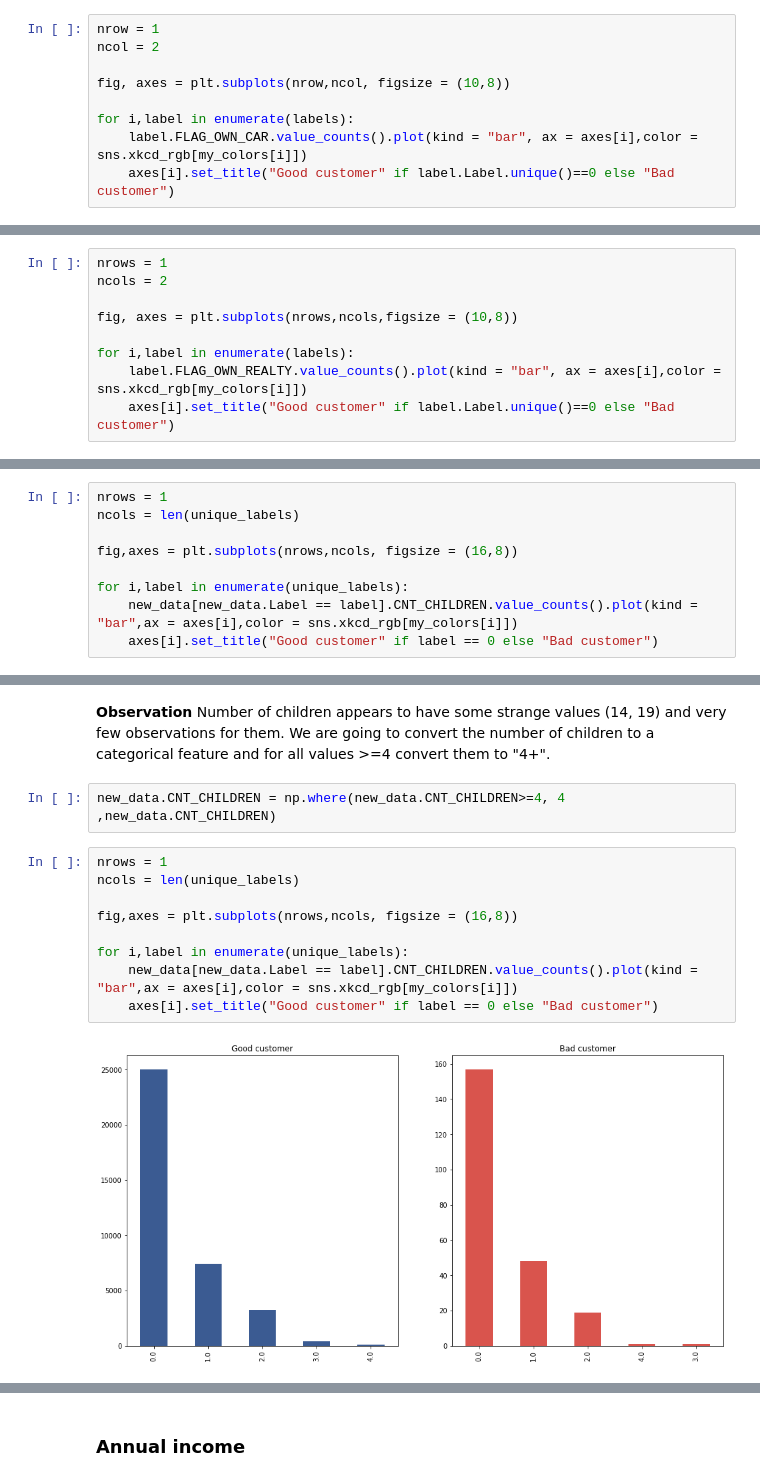
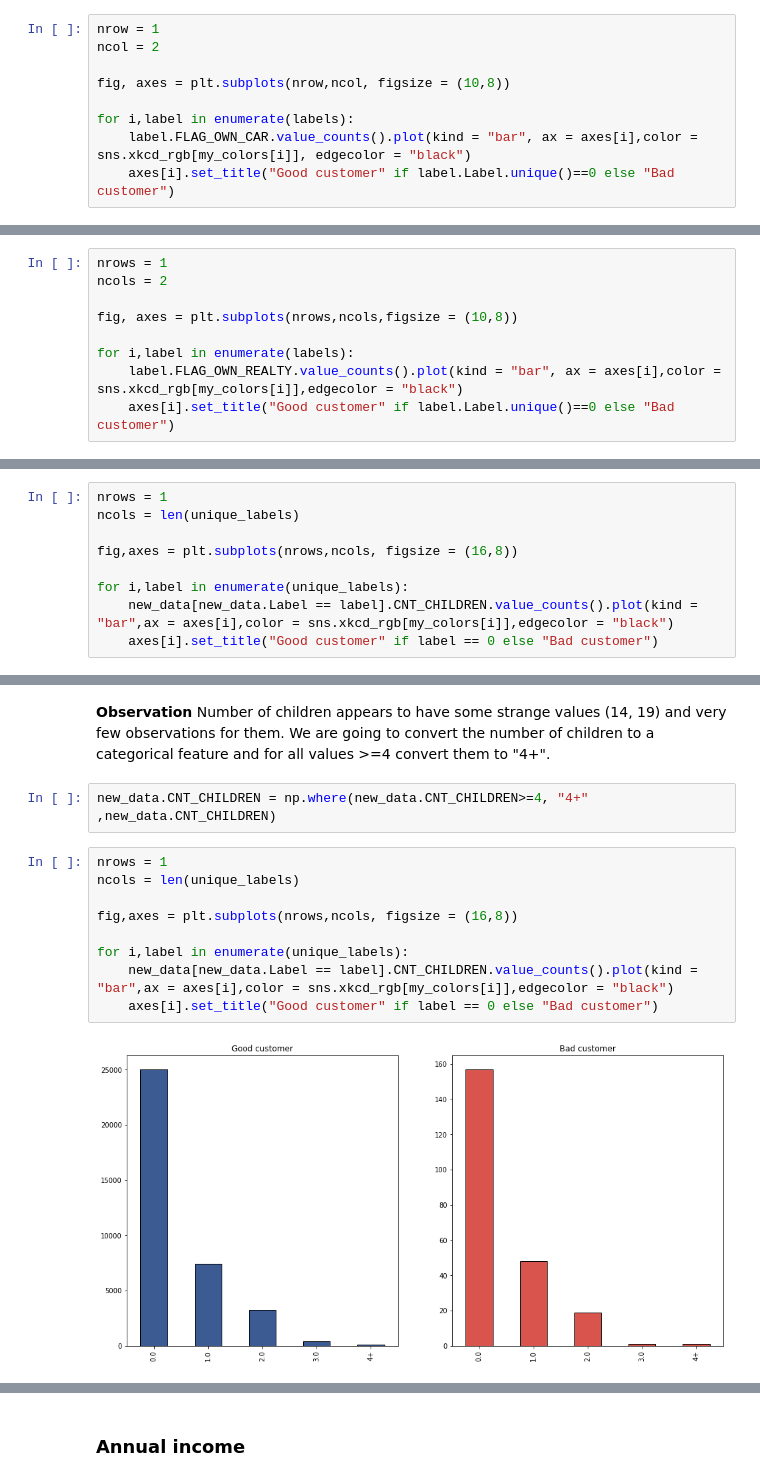
Before and after one commit to jmoschos/Credit-score-approval, a Jupyter notebook: Credit_score.ipynb, the cells around one changed output, grey strips where cells are left out. Drawn from its saved outputs; the diff is of its cells as text.

```diff
--- a/Credit_score.ipynb
+++ b/Credit_score.ipynb
@@ -444,6 +473,6 @@ ncol = 2
 fig, axes = plt.subplots(nrow,ncol, figsize = (10,8))
 
 for i,label in enumerate(labels):
-    label.FLAG_OWN_CAR.value_counts().plot(kind = "bar", ax = axes[i],color = sns.xkcd_rgb[my_colors[i]])
+    label.FLAG_OWN_CAR.value_counts().plot(kind = "bar", ax = axes[i],color = sns.xkcd_rgb[my_colors[i]], edgecolor = "black")
     axes[i].set_title("Good customer" if label.Label.unique()==0 else "Bad customer")
 # %% [output]
@@ -486,6 +523,6 @@ ncols = 2
 fig, axes = plt.subplots(nrows,ncols,figsize = (10,8))
 
 for i,label in enumerate(labels):
-    label.FLAG_OWN_REALTY.value_counts().plot(kind = "bar", ax = axes[i],color = sns.xkcd_rgb[my_colors[i]])
+    label.FLAG_OWN_REALTY.value_counts().plot(kind = "bar", ax = axes[i],color = sns.xkcd_rgb[my_colors[i]],edgecolor = "black")
     axes[i].set_title("Good customer" if label.Label.unique()==0 else "Bad customer")
 # %% [output]
@@ -507,6 +554,6 @@ ncols = len(unique_labels)
 fig,axes = plt.subplots(nrows,ncols, figsize = (16,8))
 
 for i,label in enumerate(unique_labels):
-    new_data[new_data.Label == label].CNT_CHILDREN.value_counts().plot(kind = "bar",ax = axes[i],color = sns.xkcd_rgb[my_colors[i]])
+    new_data[new_data.Label == label].CNT_CHILDREN.value_counts().plot(kind = "bar",ax = axes[i],color = sns.xkcd_rgb[my_colors[i]],edgecolor = "black")
     axes[i].set_title("Good customer" if label == 0 else "Bad customer")
 # %% [output]
@@ -514,15 +561,15 @@ for i,label in enumerate(unique_labels):
 # %% [markdown]
 **Observation** Number of children appears to have some strange values (14, 19) and very few observations for them. We are going to convert the number of children to a categorical feature and for all values >=4 convert them to "4+".
 # %%
-new_data.CNT_CHILDREN = np.where(new_data.CNT_CHILDREN>=4, 4 ,new_data.CNT_CHILDREN)
+new_data.CNT_CHILDREN = np.where(new_data.CNT_CHILDREN>=4, "4+" ,new_data.CNT_CHILDREN)
 # %%
 nrows = 1
 ncols = len(unique_labels)
 
 fig,axes = plt.subplots(nrows,ncols, figsize = (16,8))
 
 for i,label in enumerate(unique_labels):
-    new_data[new_data.Label == label].CNT_CHILDREN.value_counts().plot(kind = "bar",ax = axes[i],color = sns.xkcd_rgb[my_colors[i]])
+    new_data[new_data.Label == label].CNT_CHILDREN.value_counts().plot(kind = "bar",ax = axes[i],color = sns.xkcd_rgb[my_colors[i]],edgecolor = "black")
     axes[i].set_title("Good customer" if label == 0 else "Bad customer")
 # %% [output]
-[figure, old version]
+[figure, new version]
```
Also changed, not shown: parts of 136 cells of this notebook.
